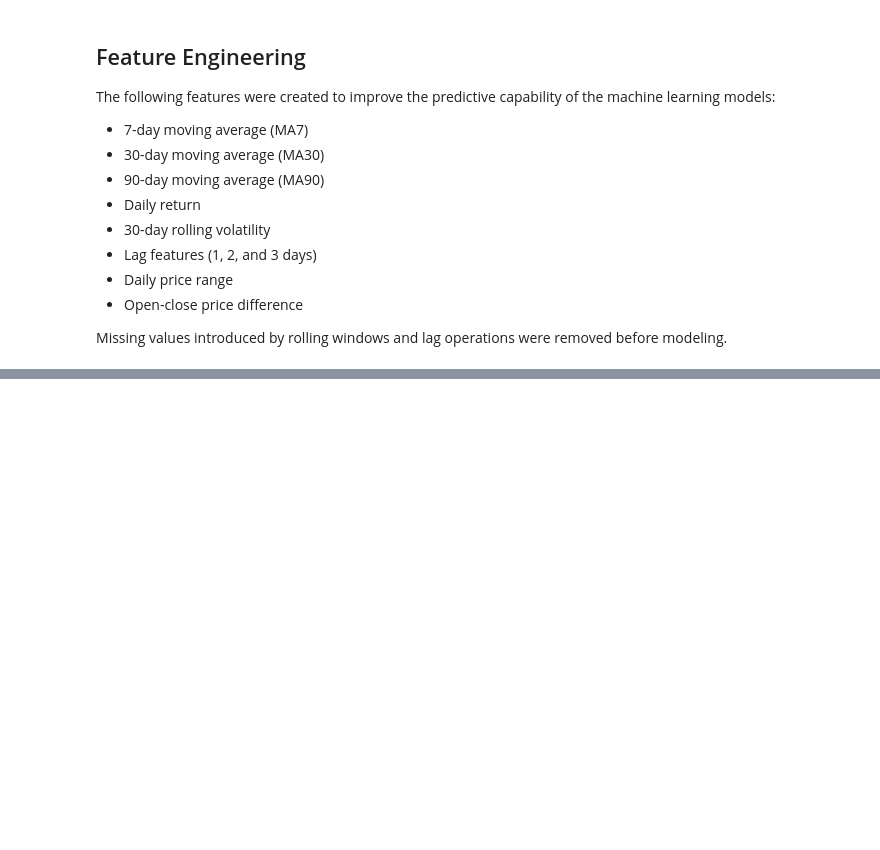
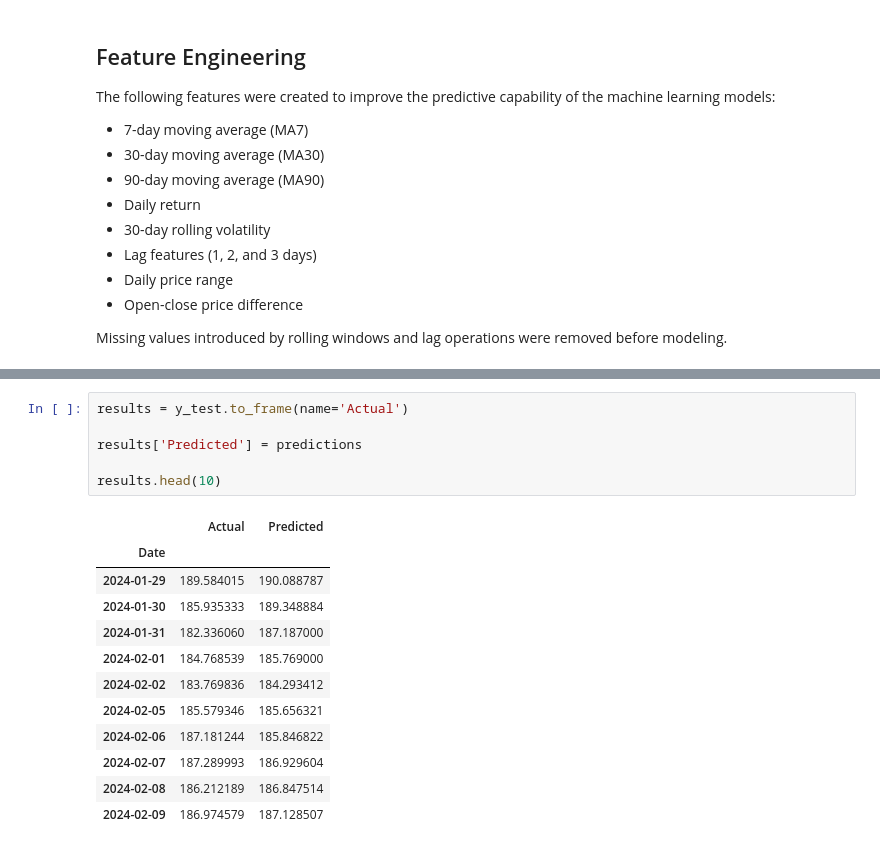
Before and after one commit to omarehabmo/ML-Stock-Price-Prediction, a Jupyter notebook: stock-price-prediction/notebooks/01_data_collection.ipynb, the cells around one changed output, grey strips where cells are left out. Cells and saved outputs as stored; diff of their text form; blank space fills up the shorter version.

```diff
--- a/stock-price-prediction/notebooks/01_data_collection.ipynb
+++ b/stock-price-prediction/notebooks/01_data_collection.ipynb
@@ -436,0 +471,19 @@ Missing values introduced by rolling windows and lag operations were removed bef
+# %%
+results = y_test.to_frame(name='Actual')
+
+results['Predicted'] = predictions
+
+results.head(10)
+# %% [output]
+|  | Actual | Predicted |
+| Date |  |  |
+| 2024-01-29 | 189.584015 | 190.088787 |
+| 2024-01-30 | 185.935333 | 189.348884 |
+| 2024-01-31 | 182.336060 | 187.187000 |
+| 2024-02-01 | 184.768539 | 185.769000 |
+| 2024-02-02 | 183.769836 | 184.293412 |
+| 2024-02-05 | 185.579346 | 185.656321 |
+| 2024-02-06 | 187.181244 | 185.846822 |
+| 2024-02-07 | 187.289993 | 186.929604 |
+| 2024-02-08 | 186.212189 | 186.847514 |
+| 2024-02-09 | 186.974579 | 187.128507 |
```
Also changed, not shown: parts of 6 cells of this notebook.
